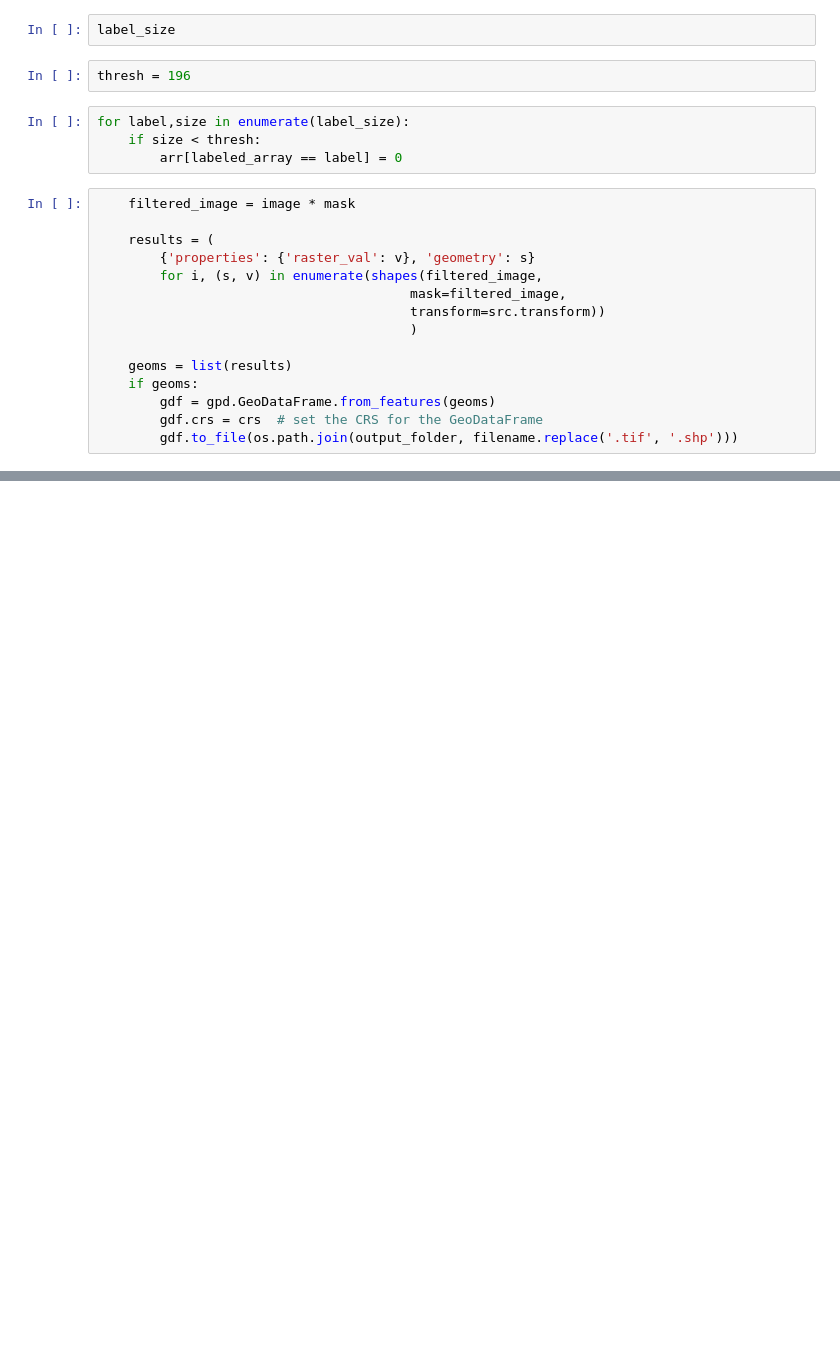
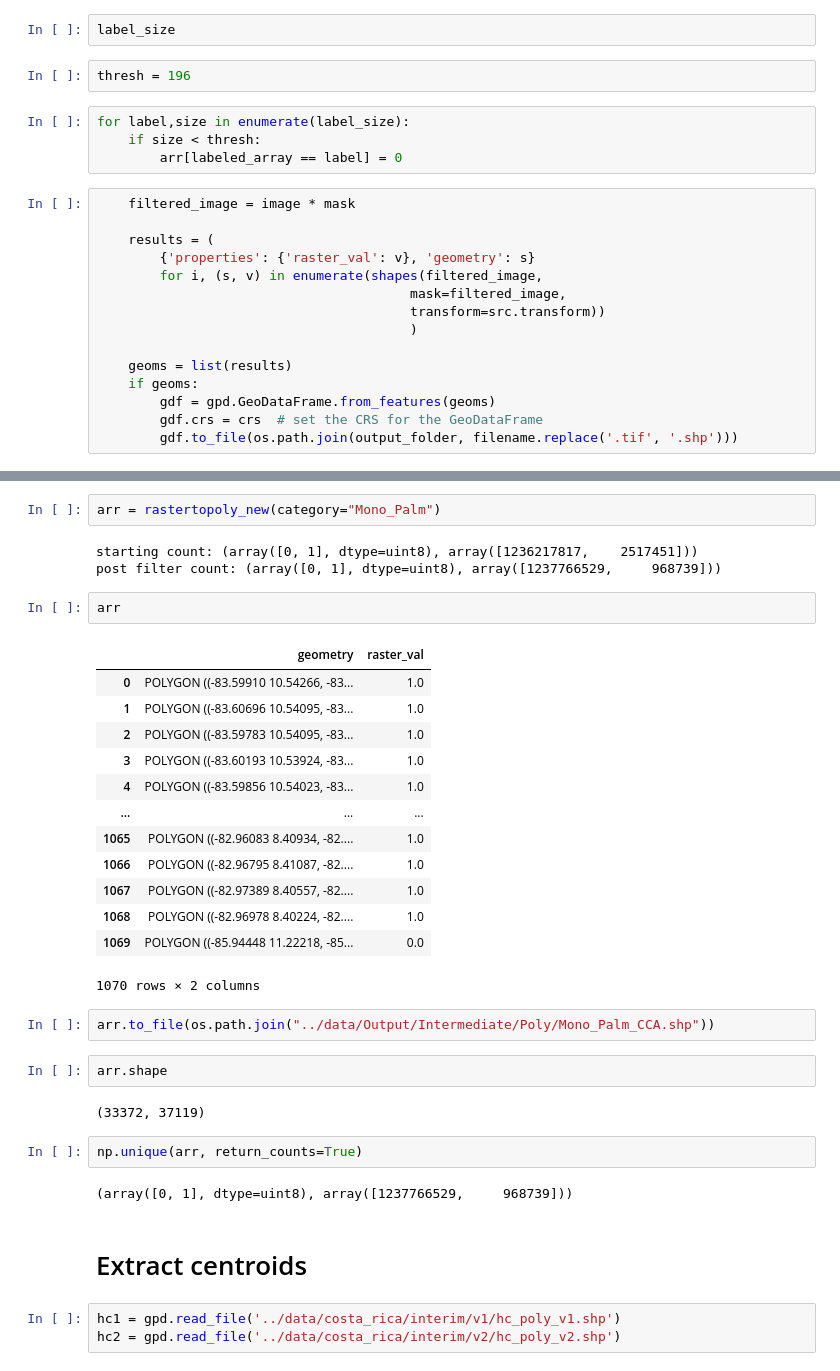
Before and after one commit to wri/label_propagation, a Jupyter notebook: notebooks/prepare_poly_prototyping.ipynb, the cells around one changed output, grey strips where cells are left out. Drawn from its saved outputs; the diff is of its cells as text; blank space fills up the shorter version.

```diff
--- a/notebooks/prepare_poly_prototyping.ipynb
+++ b/notebooks/prepare_poly_prototyping.ipynb
@@ -165,0 +223,36 @@ for label,size in enumerate(label_size):
+# %%
+arr = rastertopoly_new(category="Mono_Palm")
+# %% [output]
+starting count: (array([0, 1], dtype=uint8), array([1236217817,    2517451]))
+post filter count: (array([0, 1], dtype=uint8), array([1237766529,     968739]))
+# %%
+arr
+# %% [output]
+|  | geometry | raster_val |
+| 0 | POLYGON ((-83.59910 10.54266, -83... | 1.0 |
+| 1 | POLYGON ((-83.60696 10.54095, -83... | 1.0 |
+| 2 | POLYGON ((-83.59783 10.54095, -83... | 1.0 |
+| 3 | POLYGON ((-83.60193 10.53924, -83... | 1.0 |
+| 4 | POLYGON ((-83.59856 10.54023, -83... | 1.0 |
+| ... | ... | ... |
+| 1065 | POLYGON ((-82.96083 8.40934, -82.... | 1.0 |
+| 1066 | POLYGON ((-82.96795 8.41087, -82.... | 1.0 |
+| 1067 | POLYGON ((-82.97389 8.40557, -82.... | 1.0 |
+| 1068 | POLYGON ((-82.96978 8.40224, -82.... | 1.0 |
+| 1069 | POLYGON ((-85.94448 11.22218, -85... | 0.0 |
+1070 rows × 2 columns
+# %%
+arr.to_file(os.path.join("../data/Output/Intermediate/Poly/Mono_Palm_CCA.shp"))
+# %%
+arr.shape
+# %% [output]
+(33372, 37119)
+# %%
+np.unique(arr, return_counts=True)
+# %% [output]
+(array([0, 1], dtype=uint8), array([1237766529,     968739]))
+# %% [markdown]
+# Extract centroids
+# %%
+hc1 = gpd.read_file('../data/costa_rica/interim/v1/hc_poly_v1.shp')
+hc2 = gpd.read_file('../data/costa_rica/interim/v2/hc_poly_v2.shp')
```
Also changed, not shown: parts of 14 cells of this notebook, 6 other files.
